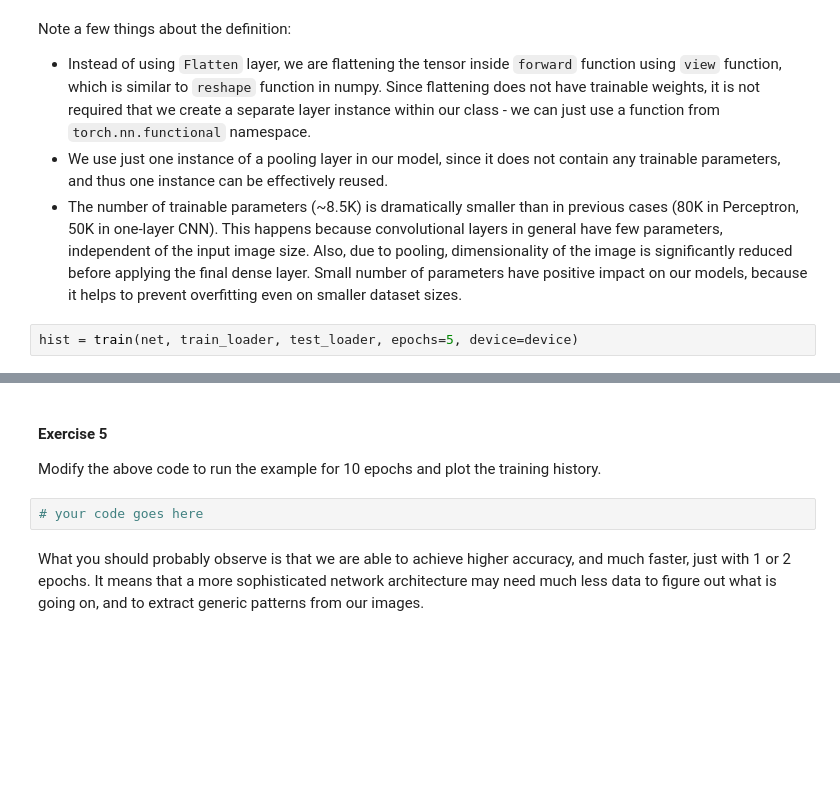
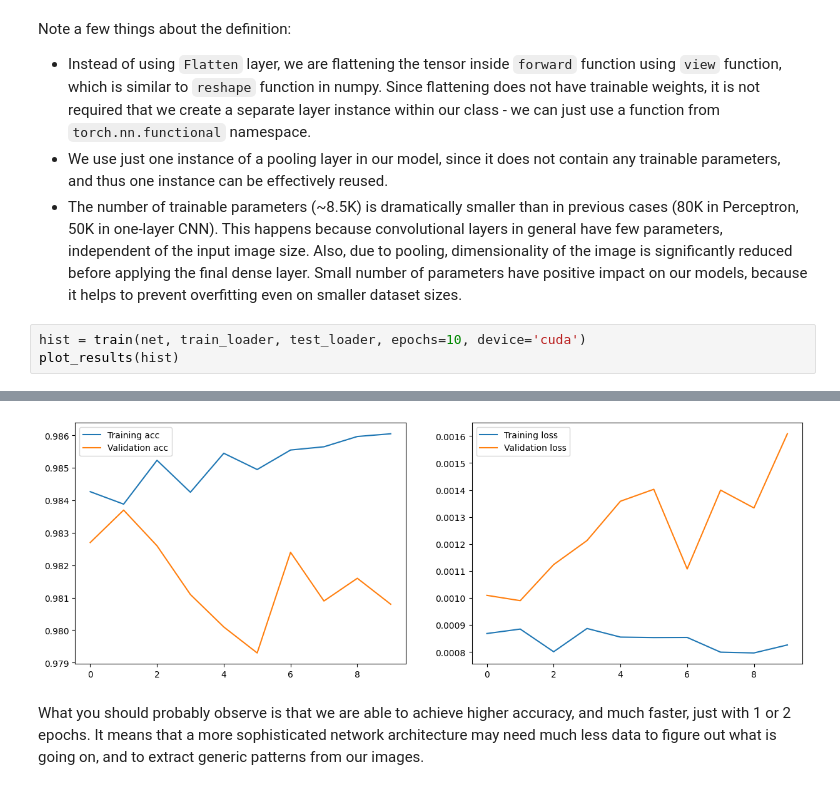
Before and after one commit to maxtost10/Hands-on-Deep-Learning, a Jupyter notebook: HODL_CV_Audio.ipynb, the cells around one changed output, grey strips where cells are left out. Saved outputs shown, nothing was run; the diff lists cells and outputs as text; blank space fills up the shorter version.

```diff
--- a/HODL_CV_Audio.ipynb
+++ b/HODL_CV_Audio.ipynb
@@ -710,4 +759,6 @@ Note a few things about the definition:
 * We use just one instance of a pooling layer in our model, since it does not contain any trainable parameters, and thus one instance can be effectively reused.
 * The number of trainable parameters (~8.5K) is dramatically smaller than in previous cases (80K in Perceptron, 50K in one-layer CNN). This happens because convolutional layers in general have few parameters, independent of the input image size. Also, due to pooling, dimensionality of the image is significantly reduced before applying the final dense layer. Small number of parameters have positive impact on our models, because it helps to prevent overfitting even on smaller dataset sizes.
 # %%
-hist = train(net, train_loader, test_loader, epochs=5, device=device)
+hist = train(net, train_loader, test_loader, epochs=10, device='cuda')
+plot_results(hist)
+# %% [output]
@@ -714,8 +775,4 @@ hist = train(net, train_loader, test_loader, epochs=5, device=device)
+[figure, added]
-# %% [markdown]
-#### **Exercise 5**
-Modify the above code to run the example for 10 epochs and plot the training history.
-# %%
-# your code goes here
 # %% [markdown]
 What you should probably observe is that we are able to achieve higher accuracy, and much faster, just with 1 or 2 epochs. It means that a more sophisticated network architecture may need much less data to figure out what is going on, and to extract generic patterns from our images.
 # %% [markdown]
```
Also changed, not shown: parts of 18 cells of this notebook.
